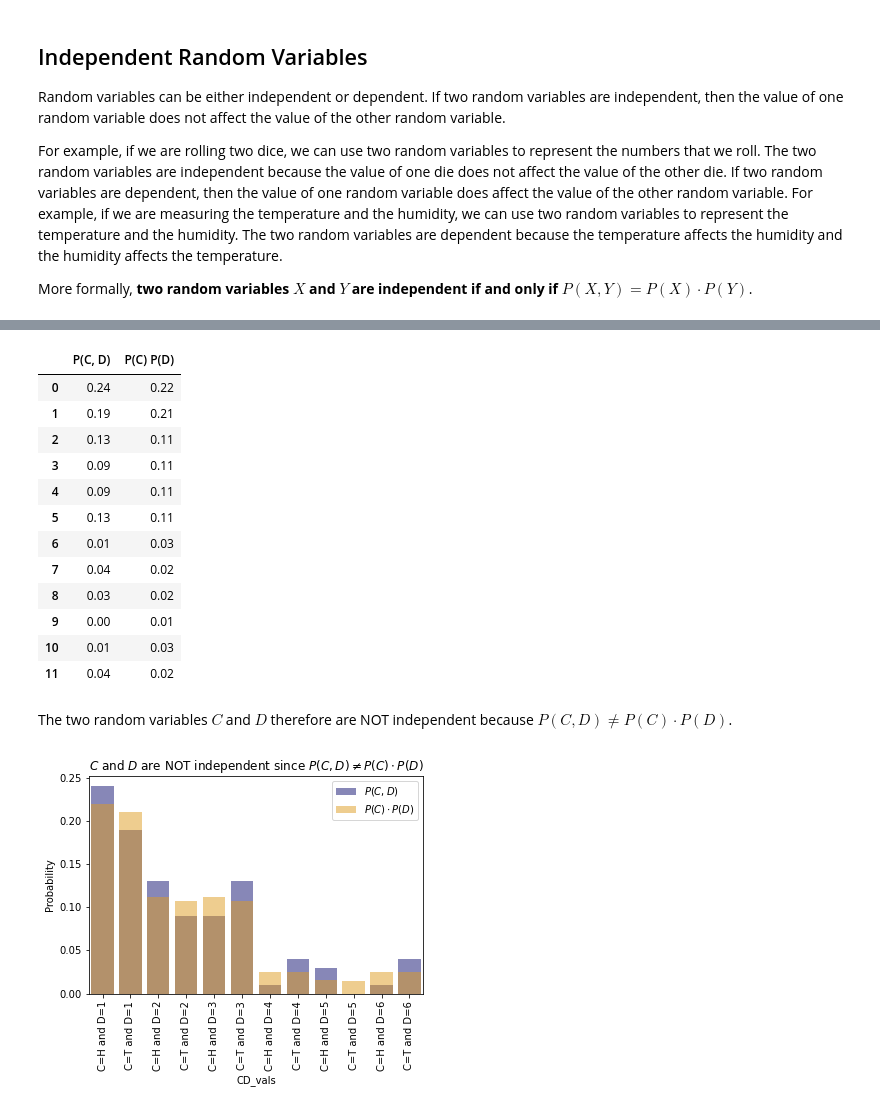
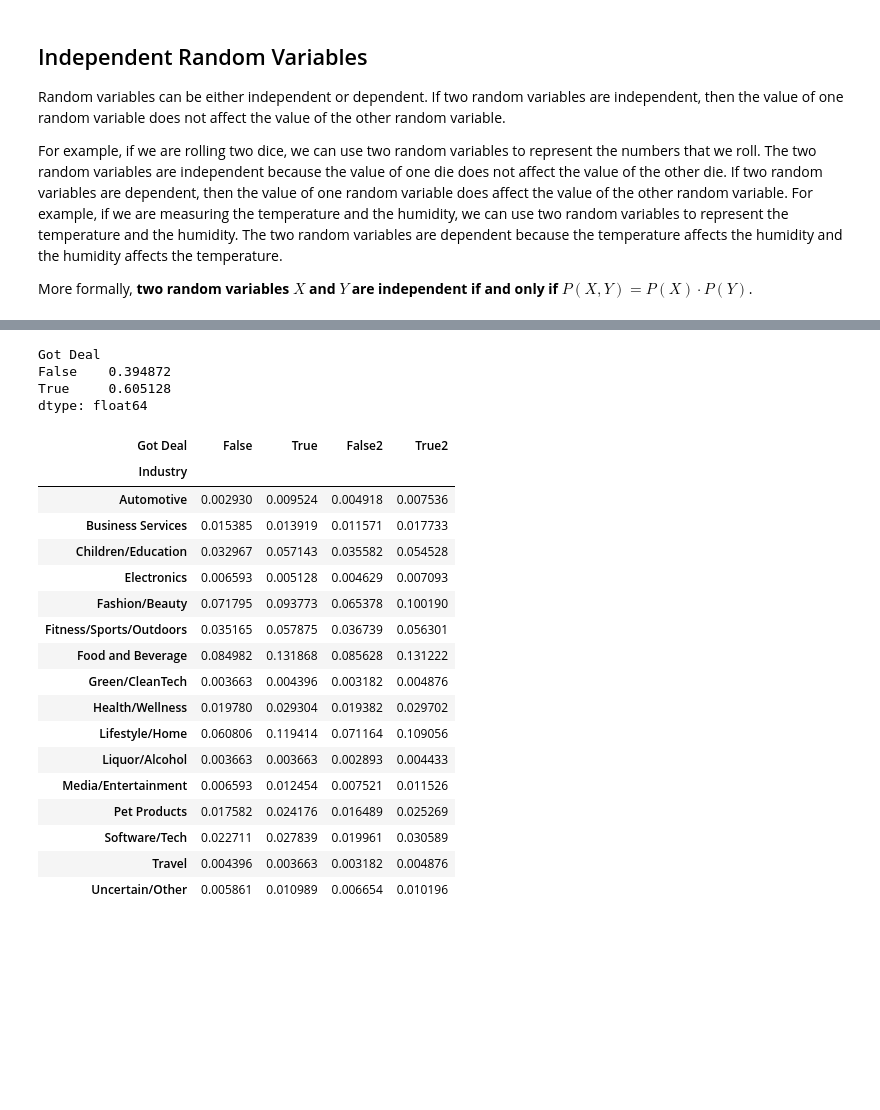
Before and after one commit to fahadsultan/csc272, a Jupyter notebook: probability/joint_prob.ipynb, the cells around one changed output, grey strips where cells are left out. Drawn from its saved outputs; the diff is of its cells as text; code cells hidden in the pictures; blank space fills up the shorter version.

```diff
--- a/probability/joint_prob.ipynb
+++ b/probability/joint_prob.ipynb
@@ -227,27 +244,38 @@ merged
-# %%
-merged[['P(C, D)', 'P(C) P(D)']].round(2)
-# %% [output]
-|  | P(C, D) | P(C) P(D) |
-| 0 | 0.24 | 0.22 |
-| 1 | 0.19 | 0.21 |
-| 2 | 0.13 | 0.11 |
-| 3 | 0.09 | 0.11 |
-| 4 | 0.09 | 0.11 |
-| 5 | 0.13 | 0.11 |
-| 6 | 0.01 | 0.03 |
-| 7 | 0.04 | 0.02 |
-| 8 | 0.03 | 0.02 |
-| 9 | 0.00 | 0.01 |
-| 10 | 0.01 | 0.03 |
-| 11 | 0.04 | 0.02 |
-# %% [markdown]
-The two random variables $C$ and $D$ therefore are NOT independent because $P(C, D) \neq P(C) \cdot P(D)$.
-# %%
-sns.barplot(data=merged, x="CD_vals", y="P(C, D)", color="navy", alpha=0.5, label="$P(C, D)$");
-sns.barplot(data=merged, x="CD_vals", y="P(C) P(D)", color="orange", alpha=0.5, label="$P(C)\cdot P(D)$");
-plt.xticks(rotation=90);
-plt.ylabel("Probability");
-plt.legend();
-plt.title("$C$ and $D$ are NOT independent since $P(C, D) \\neq P(C) \cdot P(D)$");
-# %% [output]
-[figure, removed]
+# %%
+# Test for independence of Industry and Got Deal
+
+prob_deal     = joint_prob.sum(axis=0)
+prob_industry = joint_prob.sum(axis=1)
+
+prob_deal
+# %% [output]
+Got Deal
+False    0.394872
+True     0.605128
+dtype: float64
+# %%
+joint_prob = pd.crosstab(data['Industry'], data['Got Deal'], normalize=True)
+# %%
+joint_prob['False2'] = joint_prob.apply(lambda x: (prob_deal[False] * prob_industry[x.name]), axis=1)
+joint_prob['True2'] = joint_prob.apply(lambda x: (prob_deal[True] * prob_industry[x.name]), axis=1)
+
+joint_prob
+# %% [output]
+| Got Deal | False | True | False2 | True2 |
+| Industry |  |  |  |  |
+| Automotive | 0.002930 | 0.009524 | 0.004918 | 0.007536 |
+| Business Services | 0.015385 | 0.013919 | 0.011571 | 0.017733 |
+| Children/Education | 0.032967 | 0.057143 | 0.035582 | 0.054528 |
+| Electronics | 0.006593 | 0.005128 | 0.004629 | 0.007093 |
+| Fashion/Beauty | 0.071795 | 0.093773 | 0.065378 | 0.100190 |
+| Fitness/Sports/Outdoors | 0.035165 | 0.057875 | 0.036739 | 0.056301 |
+| Food and Beverage | 0.084982 | 0.131868 | 0.085628 | 0.131222 |
+| Green/CleanTech | 0.003663 | 0.004396 | 0.003182 | 0.004876 |
+| Health/Wellness | 0.019780 | 0.029304 | 0.019382 | 0.029702 |
+| Lifestyle/Home | 0.060806 | 0.119414 | 0.071164 | 0.109056 |
+| Liquor/Alcohol | 0.003663 | 0.003663 | 0.002893 | 0.004433 |
+| Media/Entertainment | 0.006593 | 0.012454 | 0.007521 | 0.011526 |
+| Pet Products | 0.017582 | 0.024176 | 0.016489 | 0.025269 |
+| Software/Tech | 0.022711 | 0.027839 | 0.019961 | 0.030589 |
+| Travel | 0.004396 | 0.003663 | 0.003182 | 0.004876 |
+| Uncertain/Other | 0.005861 | 0.010989 | 0.006654 | 0.010196 |
```
Also changed, not shown: parts of 29 cells of this notebook, 23 other files.
